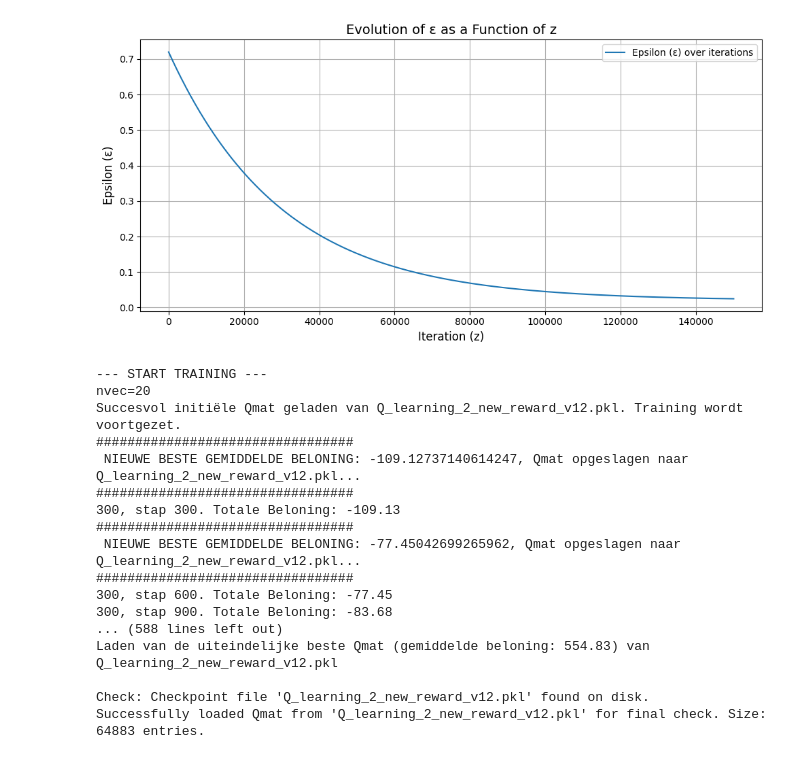
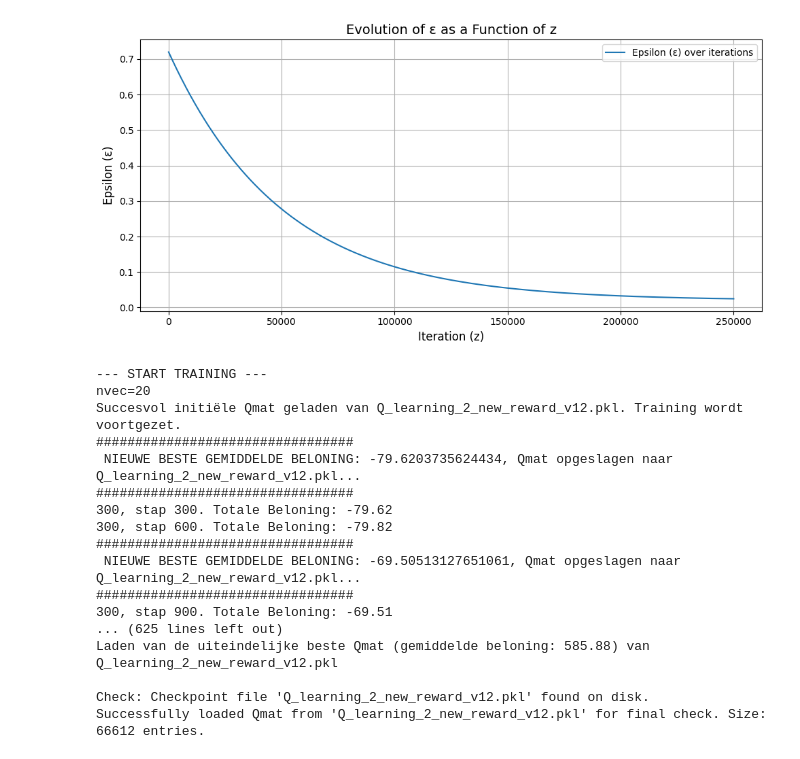
Before and after one commit to Martijn-vd-s/gym-unbalanced-disk-5SC28-group-24, a Jupyter notebook: src/swingup/q_learning/Q_Learning_latest.ipynb, the cells around one changed output. Saved outputs shown, nothing was run; the diff lists cells and outputs as text; code cells hidden in the pictures.

Commit message:
new reward function + testing

```diff
--- a/src/swingup/q_learning/Q_Learning_latest.ipynb
+++ b/src/swingup/q_learning/Q_Learning_latest.ipynb
@@ -220,7 +220,7 @@ def Qlearn(env, nsteps=5000, nvec_angle = 360 , nvec_rps = 30 ,callbackfeq=5000,
 import matplotlib.pyplot as plt
 
 # Define parameters
-n_steps = 150_000                # Total number of steps (samples)
+n_steps = 250_000                # Total number of steps (samples)
 n_vec_angle = 360                  # Number of angular divisions
 n_vec_rps = 30                     # Rotations per second
 
@@ -241,38 +241,38 @@ z_values = range(n_steps)
 
 eps_values = [
     max(
         0.02,  # Minimum threshold for eps
         # exponentiële decay functie die snel begint en langzaam afneemt, met een asymptoot bij 0.05
         # 0.3 * np.exp(-5 * z / n_steps) + 0.05
         0.7 * np.exp(-5 * z / (n_steps)) + 0.02
     )
     for z in z_values
 ]
 
 
 # eps_values = [
 #     max(0.05,
 #                 1 - 0.95 * z / (n_vec_angle * n_vec_rps * 3 - 1),
 #                 0.3 - 0.25 * z * 1.4 / (n_vec_rps - 1))
 #     for z in z_values
 # ]
 
 # Plot the evolution of epsilon over z
 plt.figure(figsize=(10, 5))
 plt.plot(z_values, eps_values, label="Epsilon (ε) over iterations")
 plt.xlabel("Iteration (z)", fontsize=12)
 plt.ylabel("Epsilon (ε)", fontsize=12)
 plt.title("Evolution of ε as a Function of z", fontsize=14)
 plt.grid(True)
 plt.legend()
 plt.tight_layout()
 plt.show()
 # %% [output]
-[figure, old version]
+[figure, new version]
 # %%
 # --- Hoofddeel van het Script: Training en Evaluatie ---
 
-checkpoint_filename = 'Q_learning_2_new_reward_v12.pkl' # De bestandsnaam voor jouw opgeslagen Q-tabel
+checkpoint_filename = 'Q_learning_2_neww_reward_v13.pkl' # De bestandsnaam voor jouw opgeslagen Q-tabel
 
 # --- Trainingsfase ---
 print("\n--- START TRAINING ---")
@@ -314,19 +314,19 @@ else:
 nvec=20
 Succesvol initiële Qmat geladen van Q_learning_2_new_reward_v12.pkl. Training wordt voortgezet.
 #################################
- NIEUWE BESTE GEMIDDELDE BELONING: -109.12737140614247, Qmat opgeslagen naar Q_learning_2_new_reward_v12.pkl...
+ NIEUWE BESTE GEMIDDELDE BELONING: -79.6203735624434, Qmat opgeslagen naar Q_learning_2_new_reward_v12.pkl...
 #################################
-300, stap 300. Totale Beloning: -109.13
+300, stap 300. Totale Beloning: -79.62
+300, stap 600. Totale Beloning: -79.82
 #################################
- NIEUWE BESTE GEMIDDELDE BELONING: -77.45042699265962, Qmat opgeslagen naar Q_learning_2_new_reward_v12.pkl...
+ NIEUWE BESTE GEMIDDELDE BELONING: -69.50513127651061, Qmat opgeslagen naar Q_learning_2_new_reward_v12.pkl...
 #################################
-300, stap 600. Totale Beloning: -77.45
-300, stap 900. Totale Beloning: -83.68
-... (588 lines left out)
-Laden van de uiteindelijke beste Qmat (gemiddelde beloning: 554.83) van Q_learning_2_new_reward_v12.pkl
+300, stap 900. Totale Beloning: -69.51
+... (625 lines left out)
+Laden van de uiteindelijke beste Qmat (gemiddelde beloning: 585.88) van Q_learning_2_new_reward_v12.pkl
 
 Check: Checkpoint file 'Q_learning_2_new_reward_v12.pkl' found on disk.
-Successfully loaded Qmat from 'Q_learning_2_new_reward_v12.pkl' for final check. Size: 64883 entries.
+Successfully loaded Qmat from 'Q_learning_2_new_reward_v12.pkl' for final check. Size: 66612 entries.
 # %%
 from matplotlib import pyplot as plt
 import numpy as np
```
Also changed, not shown: parts of 2 cells of this notebook, 8 other files.
